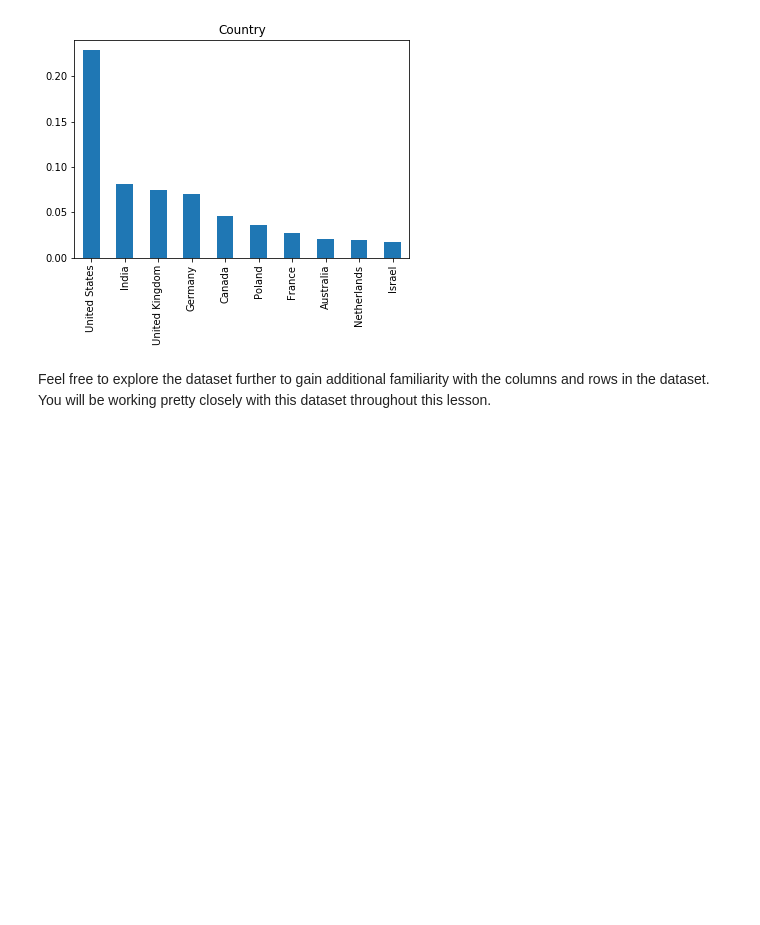
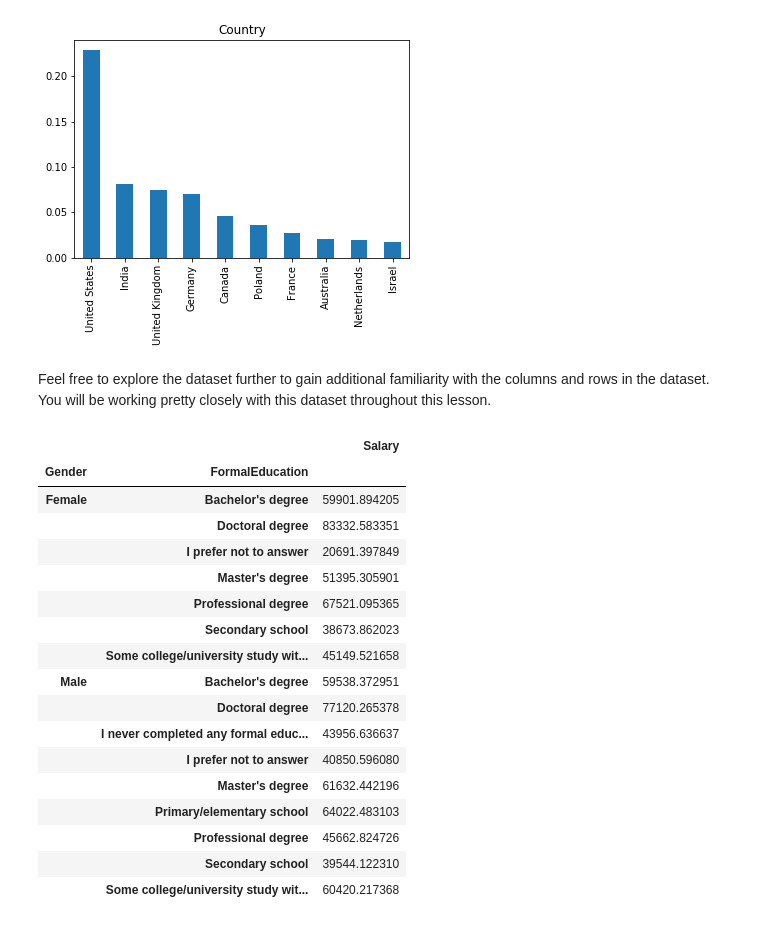
Before and after one commit to diegogonzalezmaneyro/data_science-nanodegree, a Jupyter notebook: L1_CRISP-DM/notebooks/A Look at the Data.ipynb, the cells around one changed output. Cells and saved outputs as stored; diff of their text form; code cells hidden in the pictures; blank space fills up the shorter version.

Commit message:
add one query to dataframe

```diff
--- a/L1_CRISP-DM/notebooks/A Look at the Data.ipynb
+++ b/L1_CRISP-DM/notebooks/A Look at the Data.ipynb
@@ -216,3 +216,24 @@ plt.title("Country");
 [figure]
 # %% [markdown]
 Feel free to explore the dataset further to gain additional familiarity with the columns and rows in the dataset.  You will be working pretty closely with this dataset throughout this lesson.
+# %%
+pd.DataFrame(df.query("Professional == 'Professional developer' and (Gender == 'Male' or Gender == 'Female')").groupby(['Gender', 'FormalEducation']).mean()['Salary'])
+# %% [output]
+|  |  | Salary |
+| Gender | FormalEducation |  |
+| Female | Bachelor's degree | 59901.894205 |
+|  | Doctoral degree | 83332.583351 |
+|  | I prefer not to answer | 20691.397849 |
+|  | Master's degree | 51395.305901 |
+|  | Professional degree | 67521.095365 |
+|  | Secondary school | 38673.862023 |
+|  | Some college/university study wit... | 45149.521658 |
+| Male | Bachelor's degree | 59538.372951 |
+|  | Doctoral degree | 77120.265378 |
+|  | I never completed any formal educ... | 43956.636637 |
+|  | I prefer not to answer | 40850.596080 |
+|  | Master's degree | 61632.442196 |
+|  | Primary/elementary school | 64022.483103 |
+|  | Professional degree | 45662.824726 |
+|  | Secondary school | 39544.122310 |
+|  | Some college/university study wit... | 60420.217368 |
```
Also changed, not shown: parts of 2 cells of this notebook.
